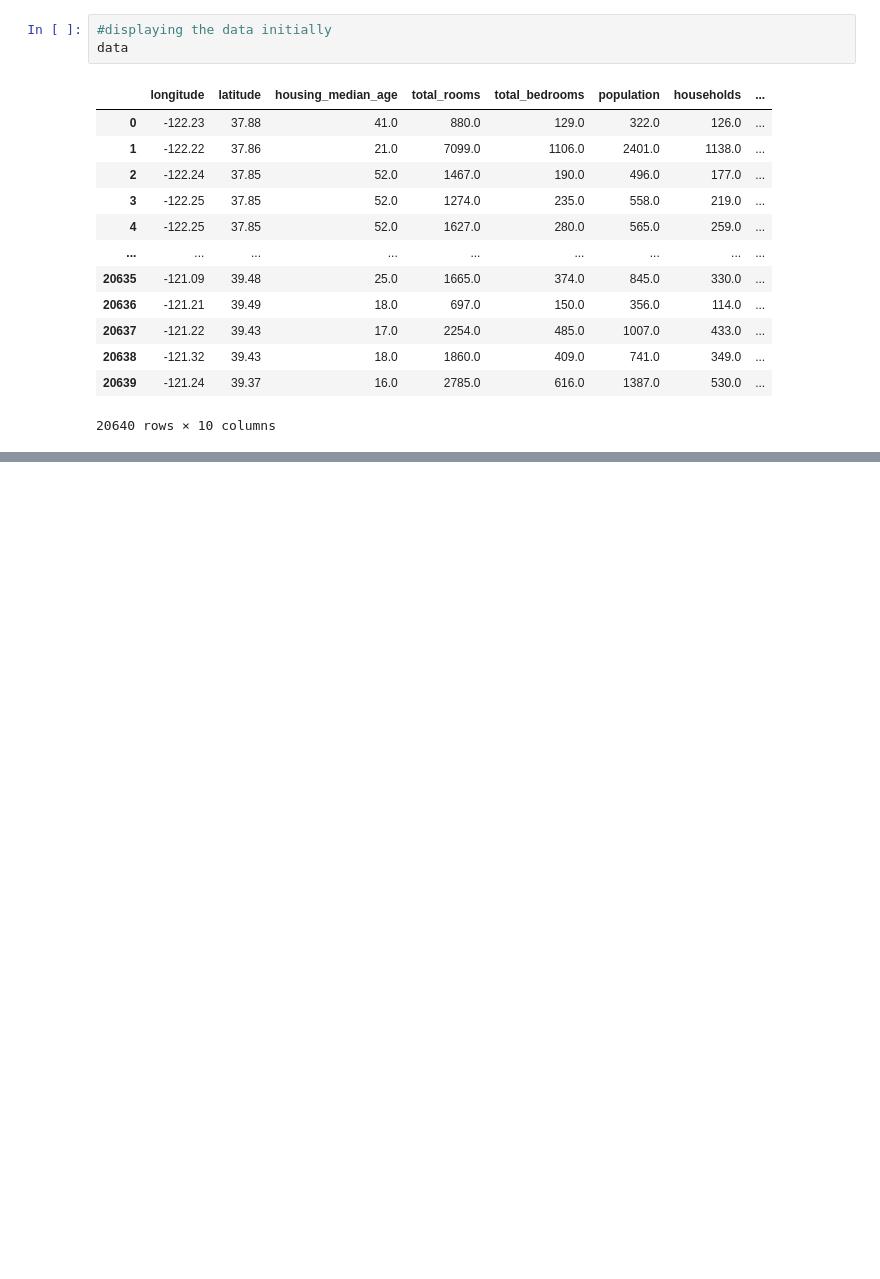
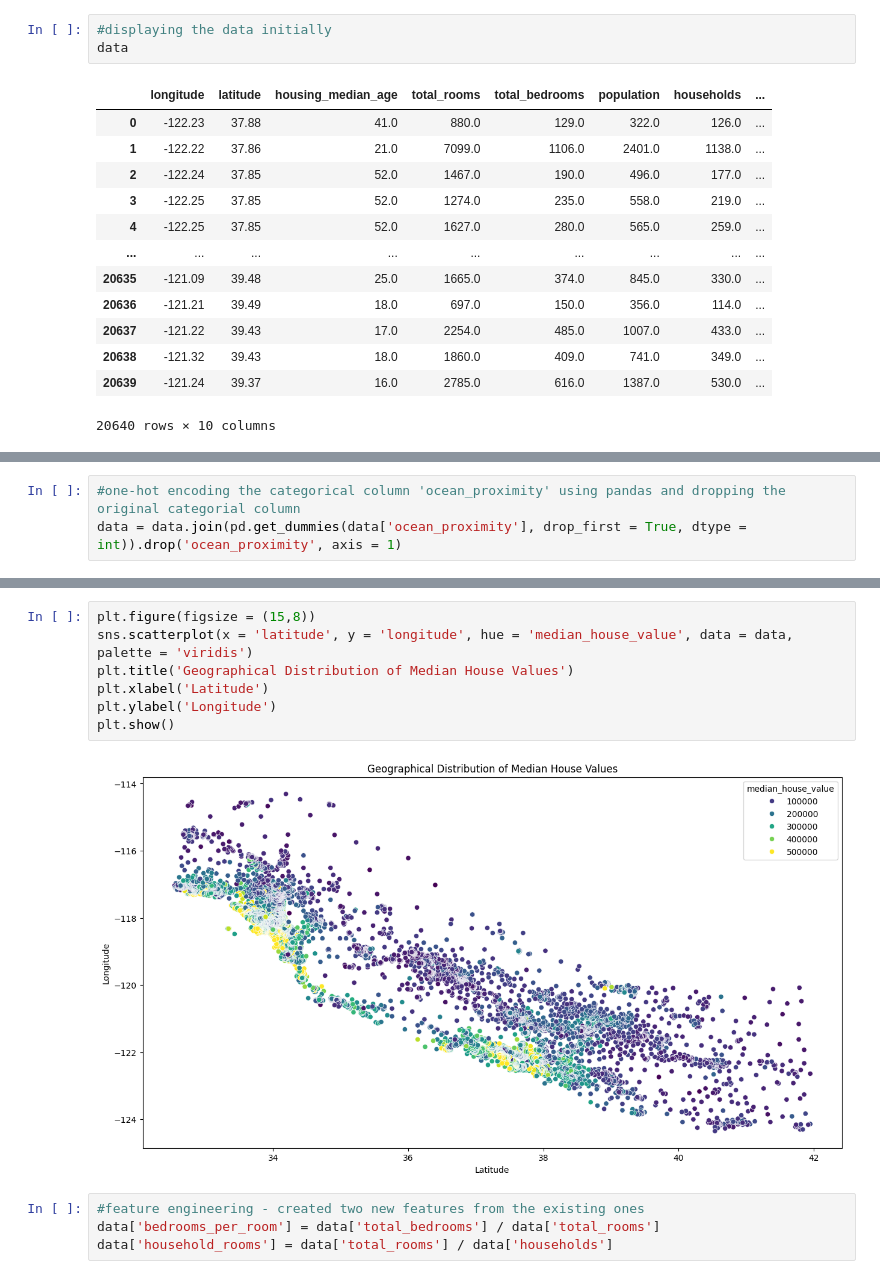
Before and after one commit to srikar117/House_price_prediction, a Jupyter notebook: housing.ipynb, the cells around one changed output, grey strips where cells are left out. Cells and saved outputs as stored; diff of their text form; blank space fills up the shorter version.

```diff
--- a/housing.ipynb
+++ b/housing.ipynb
@@ -28,0 +155,3 @@ data
+# %%
+#one-hot encoding the categorical column 'ocean_proximity' using pandas and dropping the original categorial column
+data = data.join(pd.get_dummies(data['ocean_proximity'], drop_first = True, dtype = int)).drop('ocean_proximity', axis = 1)
@@ -28,0 +176,13 @@ data
+# %%
+plt.figure(figsize = (15,8))
+sns.scatterplot(x = 'latitude', y = 'longitude', hue = 'median_house_value', data = data, palette = 'viridis')
+plt.title('Geographical Distribution of Median House Values')
+plt.xlabel('Latitude')
+plt.ylabel('Longitude')
+plt.show()
+# %% [output]
+[figure, added]
+# %%
+#feature engineering - created two new features from the existing ones
+data['bedrooms_per_room'] = data['total_bedrooms'] / data['total_rooms']
+data['household_rooms'] = data['total_rooms'] / data['households']
```
Also changed, not shown: parts of 12 cells of this notebook.
